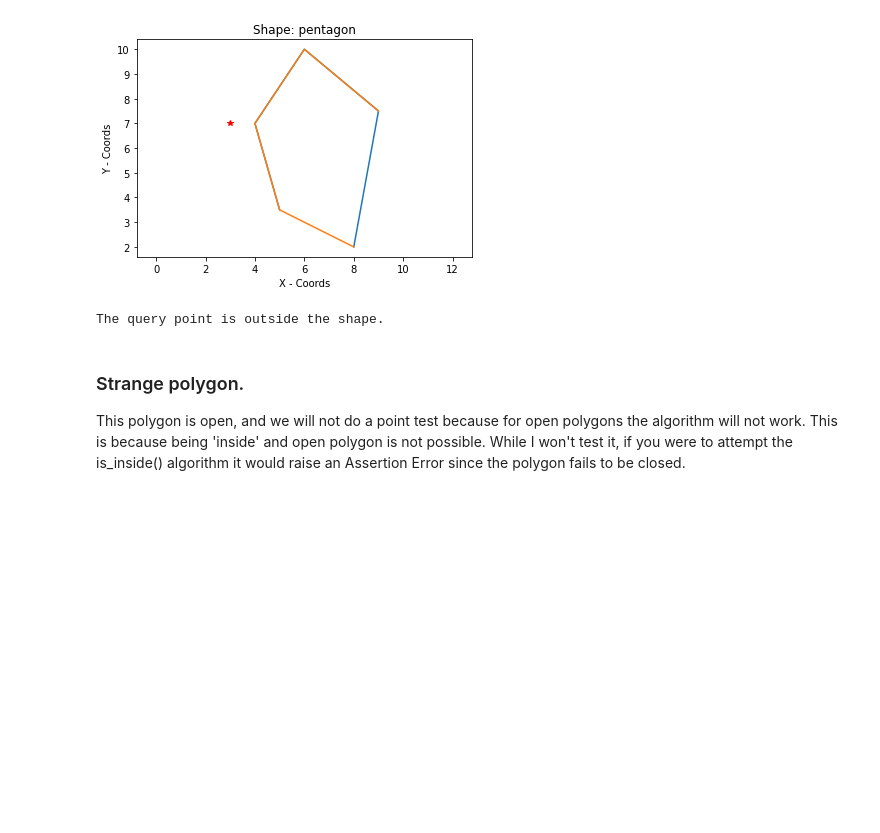
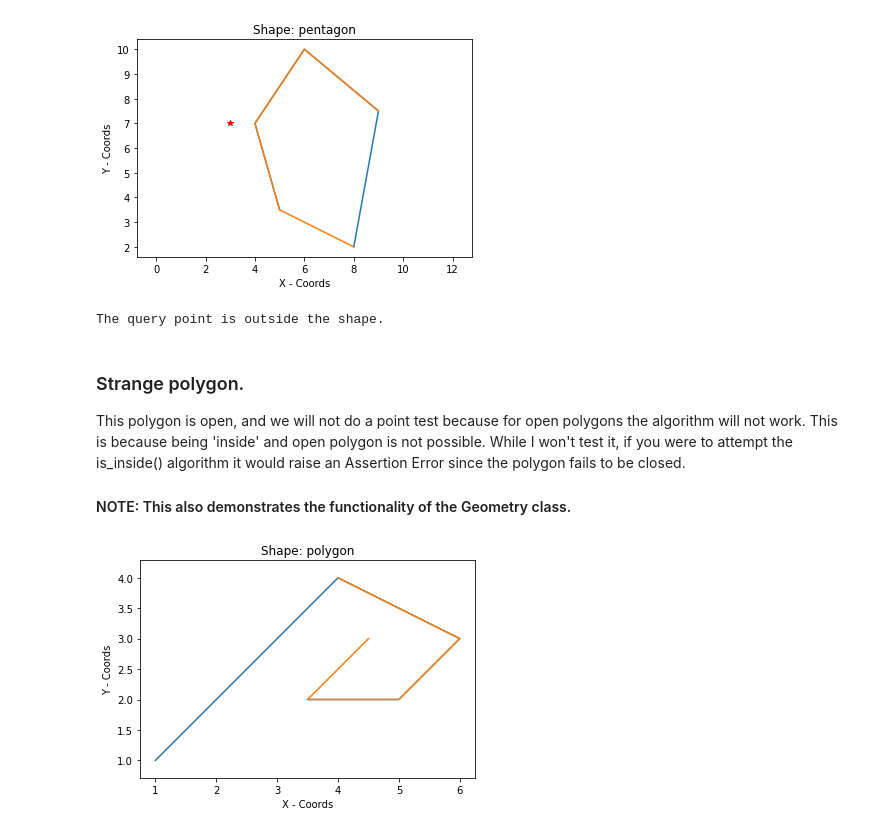
Before and after one commit to jventura1738/COSC311, a Jupyter notebook: LABS/Lab2_JV/Lab2.ipynb, the cells around one changed output. Cells and saved outputs as stored; diff of their text form; code cells hidden in the pictures; blank space fills up the shorter version.

```diff
--- a/LABS/Lab2_JV/Lab2.ipynb
+++ b/LABS/Lab2_JV/Lab2.ipynb
@@ -128,9 +128,12 @@ class Geometry:
         """
         Only pass in 'vertices' and 'edges' if they create a proper
         polygon (open or closed).
+
+        NOTE: Pass in vertices and edges together, otherwise errors will
+        arise.
         """
         self._vertices = vertices
-        self._edges = edges
+        self._edges = edges if edges else []
         self._last = vertices[-1] if vertices else None
 
     def __str__(self):
@@ -138,31 +141,31 @@ class Geometry:
 
     # Utility Methods:
 
-    def add_vertex(self, v: Vector) -> None:
+    def _add_vertex(self, v: Vector) -> None:
         """
         This function takes a vector, and adds it to the class' list
         of vertices.
         """
         if self._vertices is None:
-            self.vertices = [v]
+            self._vertices = [v]
             self._last = v
         else:
             self._vertices.append(v)
 
     def add_face(self, To: Vector = None) -> None:
         """
-        This function takes two vectors, then creates an edge between
+        This function takes a vector, then creates an edge between
         the two.  No duplicate edges allowed.
         """
-
-        # Req 1: vector 2 exists.
+        # Req 1: there must be a vertex to branch off.
+        assert(self._vertices is not None), 'No vertices in geometry!'
+        # Req 2: vector 2 exists.
         assert(To is not None), 'Adding a face requires a vector.'
-        # Req 2: neither vectors connect already.
+        # Req 3: neither vectors connect already.
         assert((self._last, To) not in self._edges), 'Duplicate edges not allowed!'
-        # Req 3: No self connecting edges.
+        # Req 4: No self connecting edges.
         assert(To is not self._last), 'Cannot connect edge to self.'
 
-        self._add_vertex(To)
         self._edges.append((self._last, To))
         self._last = To
         return None
@@ -372,9 +375,17 @@ The query point is outside the shape.
 ### Strange polygon.
 
 This polygon is open, and we will not do a point test because for open polygons the algorithm will not work.  This is because being 'inside' and open polygon is not possible.  While I won't test it, if you were to attempt the is_inside() algorithm it would raise an Assertion Error since the polygon fails to be closed.
+
+#### NOTE: This also demonstrates the functionality of the Geometry class.
 # %%
 # Strange Open Polygon
-vertices = [ (1, 1), (4, 4), (6, 3), (5, 2), (3, 2), (3.5, 3) ]
+vertices = [ (4, 4), (6, 3), (5, 2), (3.5, 2), (4.5, 3) ]
 open_poly = Geometry()
 
-#draw_polygon(open_poly, None, 'pentagon')
+open_poly._add_vertex(Vector(1, 1))
+for pair in vertices:
+    open_poly.add_face( Vector( (pair[0]), (pair[1]) ) )
+
+draw_polygon(open_poly, None, 'polygon')
+# %% [output]
+[figure, added]
```
Also changed, not shown: 1 other file.
